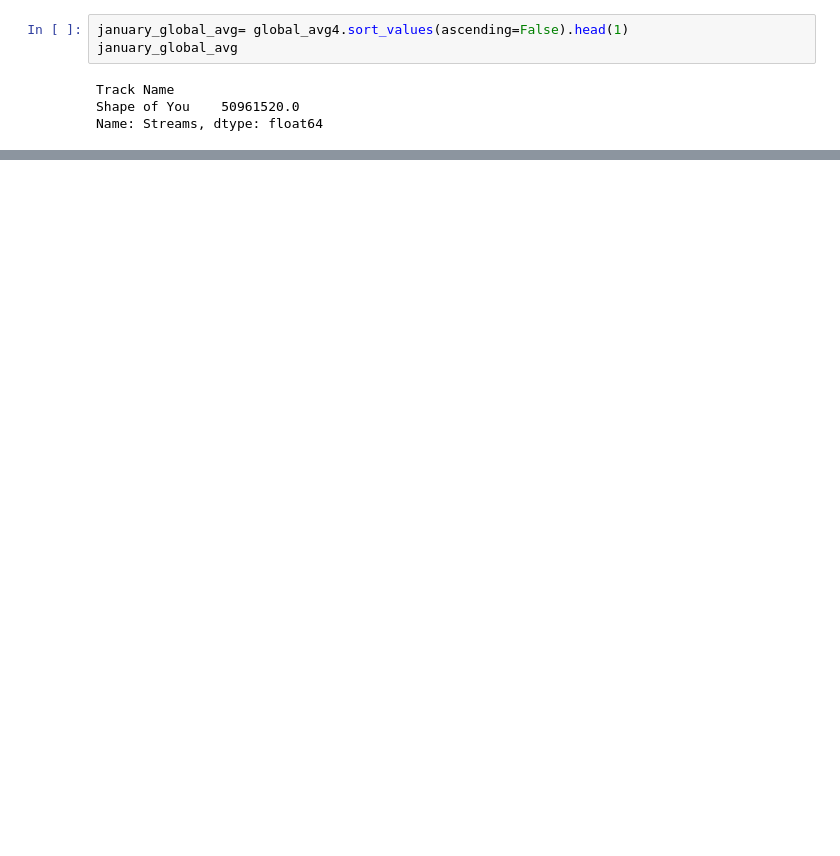
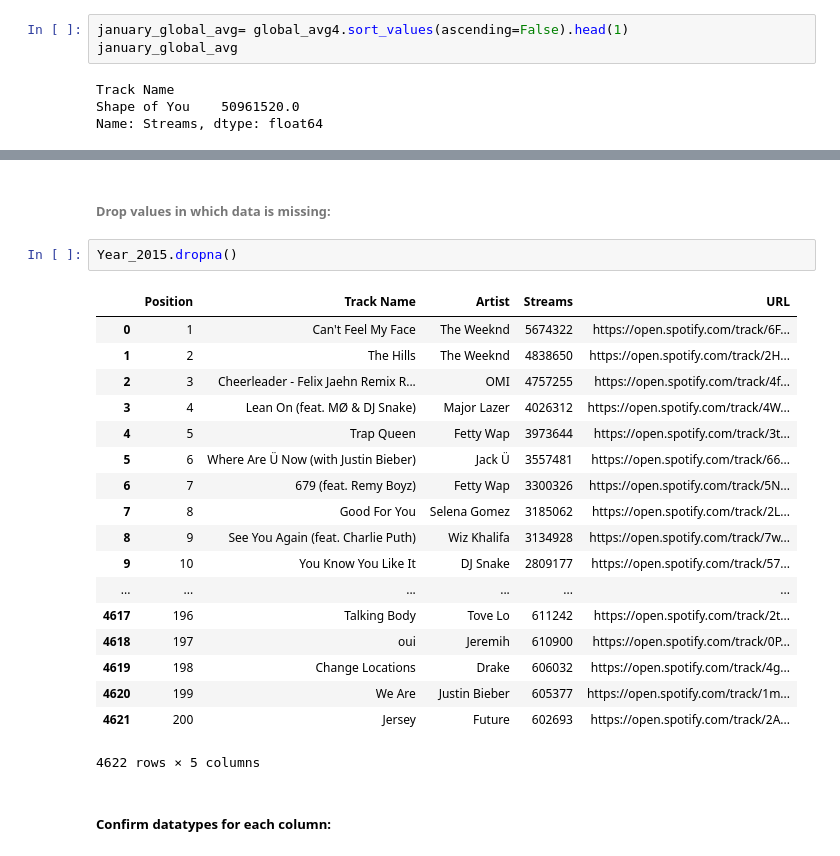
Before and after one commit to elishachauhan/IS362_FinalProject, a Jupyter notebook: Final Project.ipynb, the cells around one changed output, grey strips where cells are left out. Saved outputs shown, nothing was run; the diff lists cells and outputs as text; blank space fills up the shorter version.

```diff
--- a/Final Project.ipynb
+++ b/Final Project.ipynb
@@ -1034,0 +1451,25 @@ Name: Streams, dtype: float64
+# %% [markdown]
+###### Drop values in which data is missing:
+# %%
+Year_2015.dropna()
+# %% [output]
+|  | Position | Track Name | Artist | Streams | URL |
+| 0 | 1 | Can't Feel My Face | The Weeknd | 5674322 | https://open.spotify.com/track/6F... |
+| 1 | 2 | The Hills | The Weeknd | 4838650 | https://open.spotify.com/track/2H... |
+| 2 | 3 | Cheerleader - Felix Jaehn Remix R... | OMI | 4757255 | https://open.spotify.com/track/4f... |
+| 3 | 4 | Lean On (feat. MØ & DJ Snake) | Major Lazer | 4026312 | https://open.spotify.com/track/4W... |
+| 4 | 5 | Trap Queen | Fetty Wap | 3973644 | https://open.spotify.com/track/3t... |
+| 5 | 6 | Where Are Ü Now (with Justin Bieber) | Jack Ü | 3557481 | https://open.spotify.com/track/66... |
+| 6 | 7 | 679 (feat. Remy Boyz) | Fetty Wap | 3300326 | https://open.spotify.com/track/5N... |
+| 7 | 8 | Good For You | Selena Gomez | 3185062 | https://open.spotify.com/track/2L... |
+| 8 | 9 | See You Again (feat. Charlie Puth) | Wiz Khalifa | 3134928 | https://open.spotify.com/track/7w... |
+| 9 | 10 | You Know You Like It | DJ Snake | 2809177 | https://open.spotify.com/track/57... |
+| ... | ... | ... | ... | ... | ... |
+| 4617 | 196 | Talking Body | Tove Lo | 611242 | https://open.spotify.com/track/2t... |
+| 4618 | 197 | oui | Jeremih | 610900 | https://open.spotify.com/track/0P... |
+| 4619 | 198 | Change Locations | Drake | 606032 | https://open.spotify.com/track/4g... |
+| 4620 | 199 | We Are | Justin Bieber | 605377 | https://open.spotify.com/track/1m... |
+| 4621 | 200 | Jersey | Future | 602693 | https://open.spotify.com/track/2A... |
+4622 rows × 5 columns
+# %% [markdown]
+##### Confirm datatypes for each column:
```
Also changed, not shown: parts of 289 cells of this notebook.
